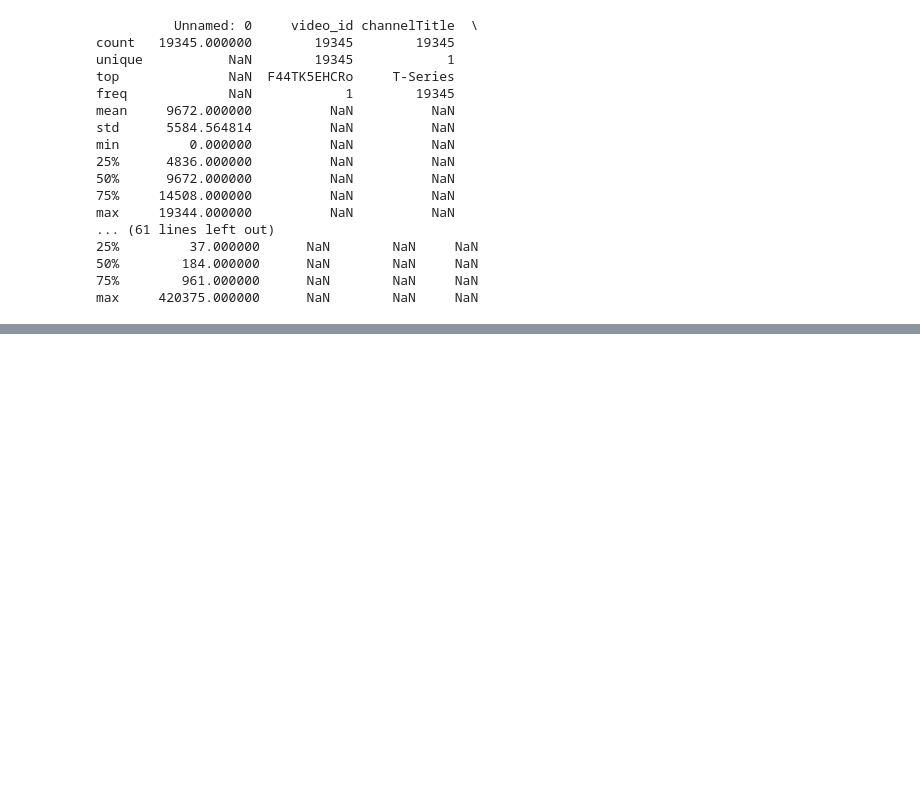
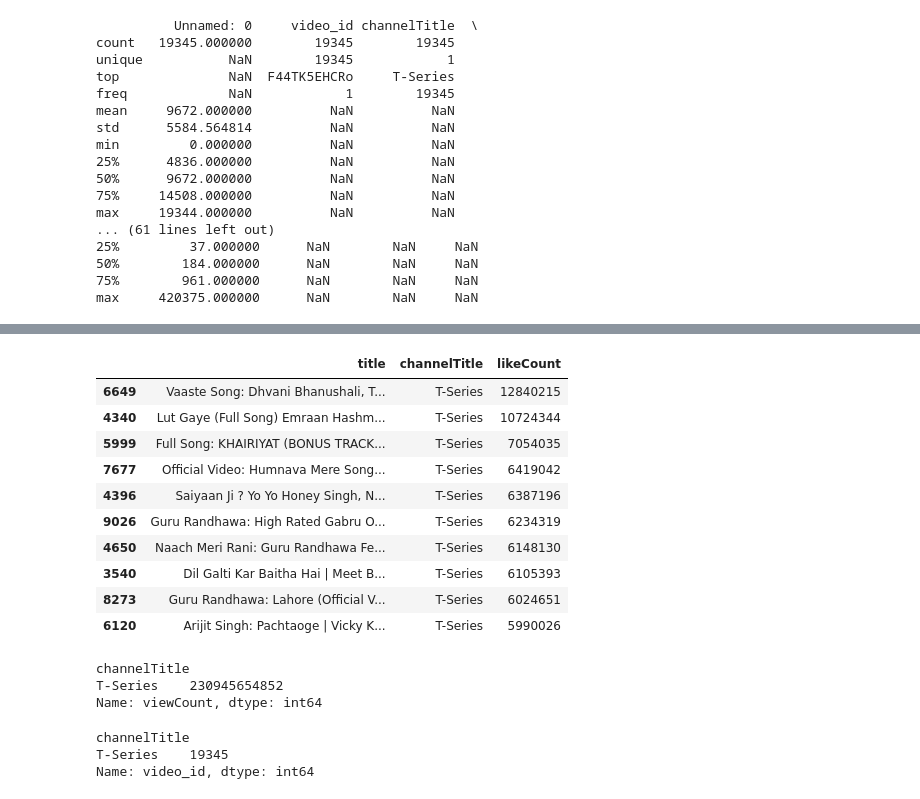
Before and after one commit to amritanshu1968-wq/data-implementation, a Jupyter notebook: Songs_Analysis.ipynb, the cells around one changed output, grey strips where cells are left out. Drawn from its saved outputs; the diff is of its cells as text; code cells hidden in the pictures; blank space fills up the shorter version.

```diff
--- a/Songs_Analysis.ipynb
+++ b/Songs_Analysis.ipynb
@@ -90,0 +204,40 @@ max     420375.000000      NaN        NaN     NaN
+# %%
+top_likes = df.sort_values("likeCount", ascending=False)
+
+top_likes[["title","channelTitle","likeCount"]].head(10)
+# %% [output]
+|  | title | channelTitle | likeCount |
+| 6649 | Vaaste Song: Dhvani Bhanushali, T... | T-Series | 12840215 |
+| 4340 | Lut Gaye (Full Song) Emraan Hashm... | T-Series | 10724344 |
+| 5999 | Full Song: KHAIRIYAT (BONUS TRACK... | T-Series | 7054035 |
+| 7677 | Official Video: Humnava Mere Song... | T-Series | 6419042 |
+| 4396 | Saiyaan Ji ? Yo Yo Honey Singh, N... | T-Series | 6387196 |
+| 9026 | Guru Randhawa: High Rated Gabru O... | T-Series | 6234319 |
+| 4650 | Naach Meri Rani: Guru Randhawa Fe... | T-Series | 6148130 |
+| 3540 | Dil Galti Kar Baitha Hai | Meet B... | T-Series | 6105393 |
+| 8273 | Guru Randhawa: Lahore (Official V... | T-Series | 6024651 |
+| 6120 | Arijit Singh: Pachtaoge | Vicky K... | T-Series | 5990026 |
+# %%
+channel_views = (
+    df.groupby("channelTitle")["viewCount"]
+      .sum()
+      .sort_values(ascending=False)
+)
+
+print(channel_views.head(10))
+# %% [output]
+channelTitle
+T-Series    230945654852
+Name: viewCount, dtype: int64
+# %%
+channel_videos = (
+    df.groupby("channelTitle")["video_id"]
+      .count()
+      .sort_values(ascending=False)
+)
+
+print(channel_videos.head(10))
+# %% [output]
+channelTitle
+T-Series    19345
+Name: video_id, dtype: int64
```
Also changed, not shown: parts of 12 cells of this notebook.
